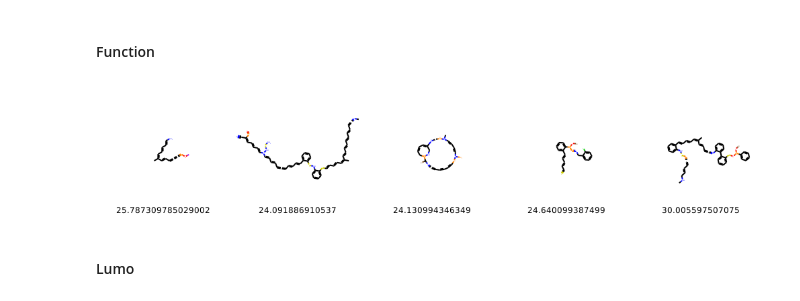
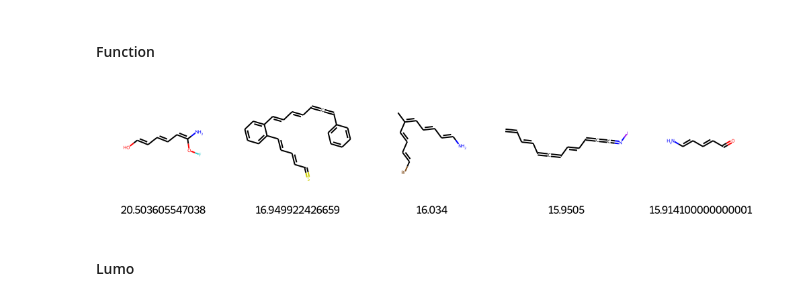
Before and after one commit to aspuru-guzik-group/Tartarus, a Jupyter notebook: mols_jupyter/hce.ipynb, the cells around one changed output. Drawn from its saved outputs; the diff is of its cells as text; code cells hidden in the pictures.

```diff
--- a/mols_jupyter/hce.ipynb
+++ b/mols_jupyter/hce.ipynb
@@ -52,19 +52,19 @@ img
 # %% [markdown]
 #### Function
-# %%
-smiles = ['NC=CC=CC=C(C)C=CC=C=C=POI',
-        'NSNN(C=CC=CC=C=CC=CC=CC1=CC=CC=C1SNC2=CC=CC=C2SC=CC=CC=C(C)C=CC=CC=CC=CC=C=NC)C=CC=CC=C(P=O)C#N',
-         'P2(NC1)CC=CC=C1NCP(N(C)C=CC=CN(P)PC=CC=CC=C=NC2Br)',
-         'S=CC=CC=CC1=CC=CC=C1P(OBr)P=NCC2=CC=CC=C2Cl',
-         'N(C)CC=CC=C=PSNC1=CC=CC=C1C=CC=CC=C(C)C=CC=C=NC2=CC=CC=C2C3=CC=CC=C3SOP(C4=CC=CC=C4)OBr']
-
-values = [25.787309785029002, 24.091886910537, 24.130994346349, 24.640099387499, 30.005597507075]
-
-mols_ls = [Chem.MolFromSmiles(x) for x in smiles]
-img = Draw.MolsToGridImage(mols_ls,molsPerRow=5,subImgSize=(200,200),legends=[str(x) for x in values])
-img
-# %% [output]
-[figure, removed]
+# %%
+smiles = ['NC(=CC=CC=CO)OF',
+        'S=CC=CC=Cc1ccccc1C=CC=CC=C=Cc1ccccc1',
+         'CC(C=CC=CBr)=CC=CC=CN',
+         'C=CC=CC=C=CC=CC=C=C=NI',
+         'NC=CC=CC=O']
+
+values = [20.503605547038, 16.949922426659, 16.034, 15.9505, 15.914100000000001]
+
+mols_ls = [Chem.MolFromSmiles(x) for x in smiles]
+img = Draw.MolsToGridImage(mols_ls,molsPerRow=5,subImgSize=(200,200),legends=[str(x) for x in values])
+img
+# %% [output]
+[figure, added]
 # %% [markdown]
 #### Lumo
 # %%
```
Also changed, not shown: parts of 5 cells of this notebook.
